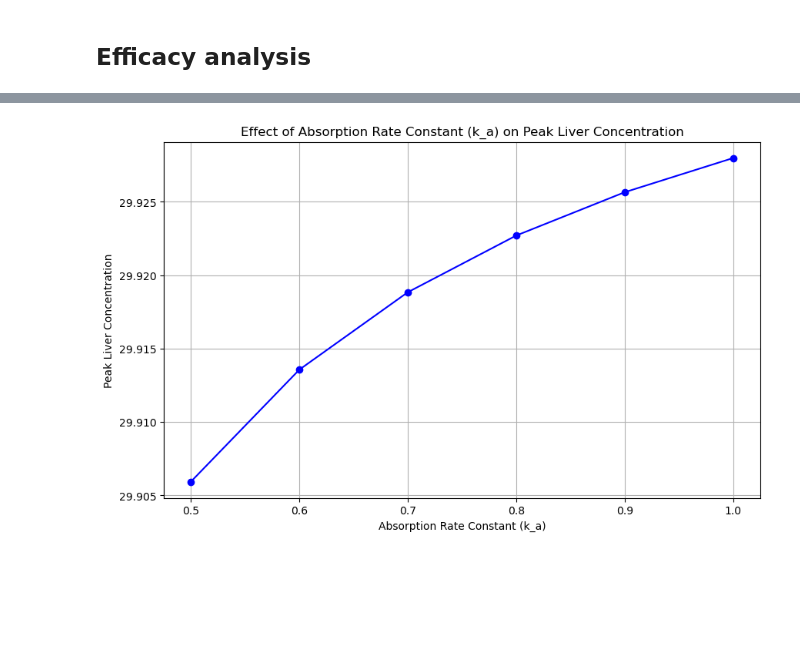
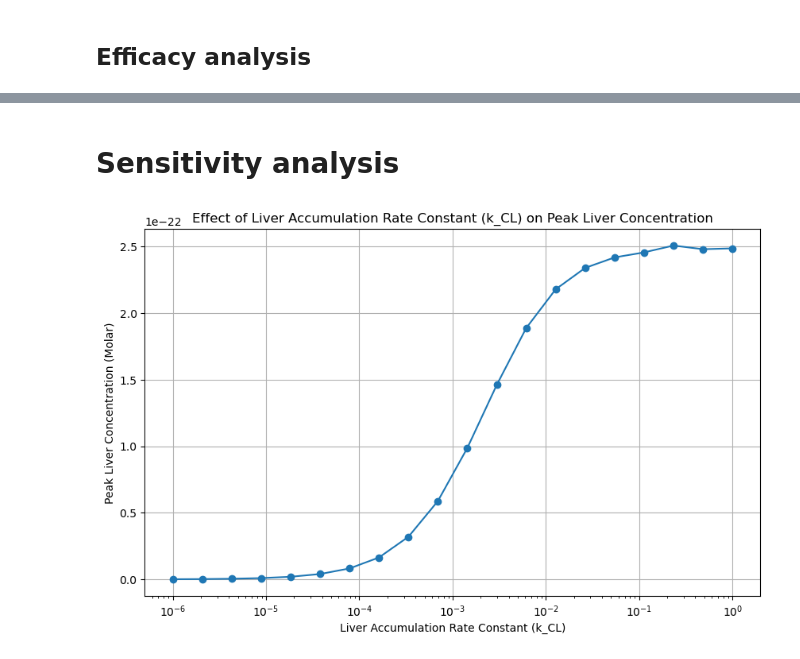
Before and after one commit to mit-igem/car-p-diem, a Jupyter notebook: Systems_PerplexityInspired.ipynb, the cells around one changed output, grey strips where cells are left out. Cells and saved outputs as stored; diff of their text form; code cells hidden in the pictures; blank space fills up the shorter version.

```diff
--- a/Systems_PerplexityInspired.ipynb
+++ b/Systems_PerplexityInspired.ipynb
@@ -26,13 +28,13 @@ AVOGADRO = 6.022e23  # Avogadro's number [molecules/mol]
 # %%
 parameter_sweep = {
     'k_ABS': 1, # If IV injection, dose is immediately available in the central compartment.
-    'k_CP': np.logspace(-6, -1, 6), # [1/min] Wide range of values
-    'k_PC': np.logspace(-6, -1, 6), # [1/min]
-    'k_Celim': np.logspace(-6, -3, 6), # [1/min]
-    'k_CT': np.logspace(-6, -1, 6), # [1/min] Depending on efficacy of design
-    'k_TC': np.logspace(-3, -1, 6), # [1/min] Depends on tumor's ability to retain drug
-    'k_CL': np.logspace(-6, -1, 6), # [1/min] Cachectic patients might suffer from higher levels of trafficking into the liver
-    'k_TMEelim': 0.05, # [1/min] TME effects reducing persistence in the tumor
+    'k_CP': np.logspace(-6, -1, 6), # [1/hour] Wide range of values
+    'k_PC': np.logspace(-6, -1, 6), # [1/hour]
+    'k_Celim': 0.001, # [1/hour]
+    'k_CT': np.logspace(-6, -1, 6), # [1/hour] Depending on efficacy of design
+    'k_TC': np.logspace(-3, -1, 6), # [1/hour] Depends on tumor's ability to retain drug
+    'k_CL': np.logspace(-6, -1, 6), # [1/hour] Cachectic patients might suffer from higher levels of trafficking into the liver
+    'k_TMEelim': 0.00001, # [1/min] TME effects reducing persistence in the tumor
     'dose': [20, 70, 140, 200, 300, 450], # [10^6 of cells, determined for a 70 kg individual]
 }
 # %% [markdown]
@@ -295,23 +288,25 @@ plt.show()
+# %% [markdown]
+# Sensitivity analysis
 # %%
-# Define a function to calculate the peak liver concentration for a given k_a
-def calculate_peak_liver_concentration(k_a_val):
-    solution = odeint(pk_model_updated, y0_updated, t,
-                      args=(k_a_val, k_12, k_21, k_e, k_tumor, k_out_tumor,
-                            k_liver, k_lung, k_tme))
+# Define a function to calculate the peak liver concentration for a given k_CL
+def calculate_peak_liver_concentration(k_CL):
+    solution = odeint(pk_model, y0_updated, t,
+                      args=(k_ABS, k_CP, k_PC, k_Celim, k_CT, k_TC,
+                            k_CL, k_TMEelim))
     peak_liver_concentration = np.max(solution[:, 4])  # Liver compartment is index 4
     return peak_liver_concentration
 
 # Perform the analysis for varying k_a values
-k_a_values = parameter_sweep['k_a']
-peak_liver_concentrations = [calculate_peak_liver_concentration(k) for k in k_a_values]
+k_CL_values = np.logspace(-6, 0, num=20)  # Use 'k_ABS' for absorption rate constant
+peak_liver_concentrations = [calculate_peak_liver_concentration(k) for k in k_CL_values]
 
 # Plot the results
 plt.figure(figsize=(10, 6))
-plt.plot(k_a_values, peak_liver_concentrations, marker='o', linestyle='-', color='b')
-plt.xlabel('Absorption Rate Constant (k_a)')
-plt.ylabel('Peak Liver Concentration')
-plt.title('Effect of Absorption Rate Constant (k_a) on Peak Liver Concentration')
+plt.semilogx(k_CL_values, peak_liver_concentrations, marker='o', linestyle='-')
+plt.xlabel('Liver Accumulation Rate Constant (k_CL)')
+plt.ylabel('Peak Liver Concentration (Molar)')
+plt.title('Effect of Liver Accumulation Rate Constant (k_CL) on Peak Liver Concentration')
 plt.grid(True)
 plt.show()
 # %% [output]
-[figure, old version]
+[figure, new version]
```
Also changed, not shown: parts of 13 cells of this notebook, 29 other files.
